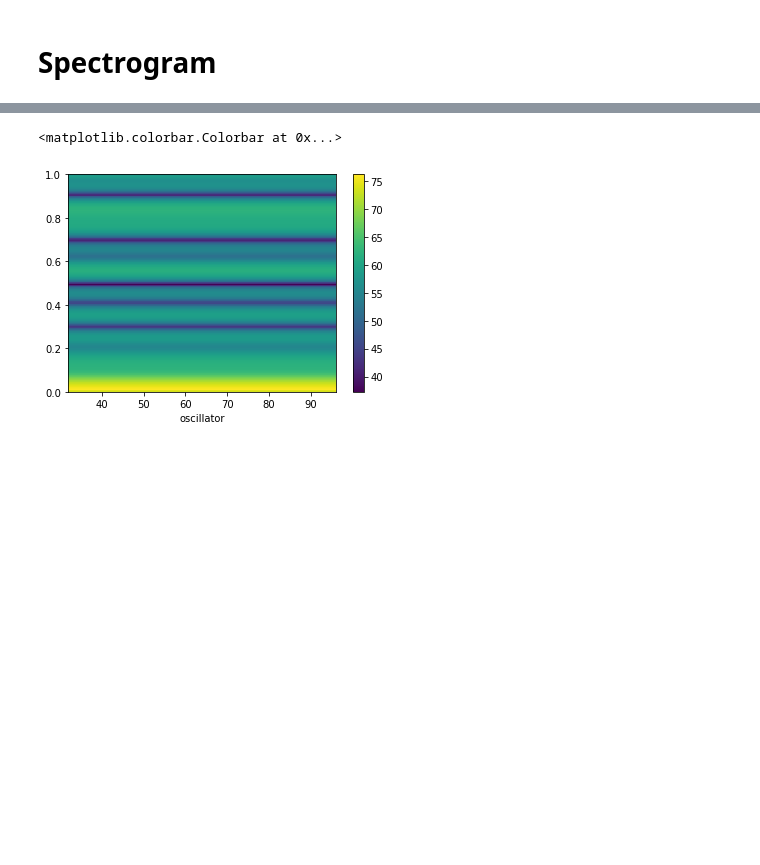
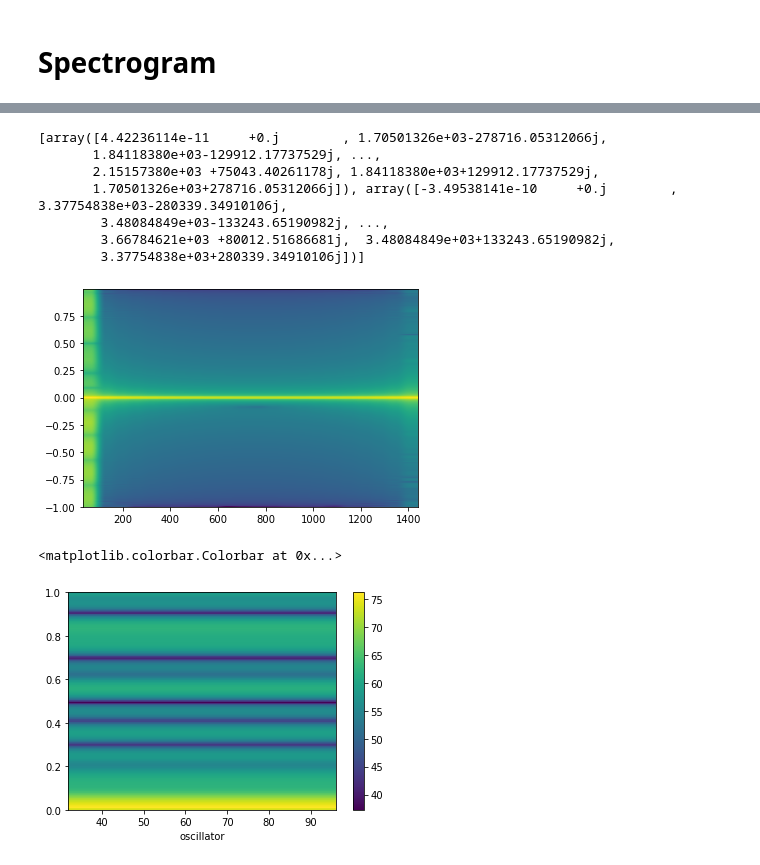
Before and after one commit to Wabognie/BS1_project, a Jupyter notebook: spectro_function.ipynb, the cells around one changed output, grey strips where cells are left out. Drawn from its saved outputs; the diff is of its cells as text; code cells hidden in the pictures; blank space fills up the shorter version.

```diff
--- a/spectro_function.ipynb
+++ b/spectro_function.ipynb
@@ -128,11 +185,20 @@ array([-1.60832769e-09     +0.j        ,  3.30278507e+03-249142.00394769j,
 # %%
 list_four0 = []
 
-for i in range(1,30):
+for i in range(1,3):
     list_four0.append(simulation_Q(0))
-    #plt.specgram(simulation_Q(0))
+    plt.specgram(simulation_Q(0))
 
-#print(list_four)
+print(list_four0)
+# %% [output]
+[array([4.42236114e-11     +0.j        , 1.70501326e+03-278716.05312066j,
+       1.84118380e+03-129912.17737529j, ...,
+       2.15157380e+03 +75043.40261178j, 1.84118380e+03+129912.17737529j,
+       1.70501326e+03+278716.05312066j]), array([-3.49538141e-10     +0.j        ,  3.37754838e+03-280339.34910106j,
+        3.48084849e+03-133243.65190982j, ...,
+        3.66784621e+03 +80012.51686681j,  3.48084849e+03+133243.65190982j,
+        3.37754838e+03+280339.34910106j])]
+[figure, added]
 # %%
 plt.specgram(list_four0, sides='onesided')
 plt.xlabel('oscillator')
```
Also changed, not shown: parts of 6 cells of this notebook.
